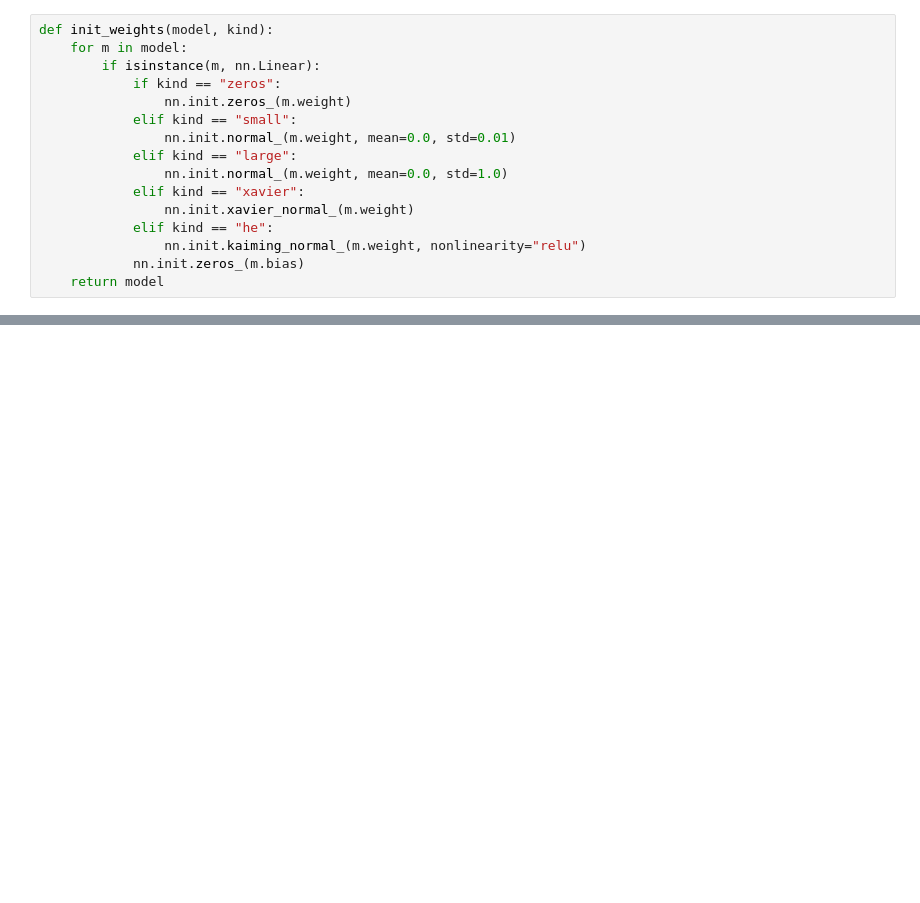
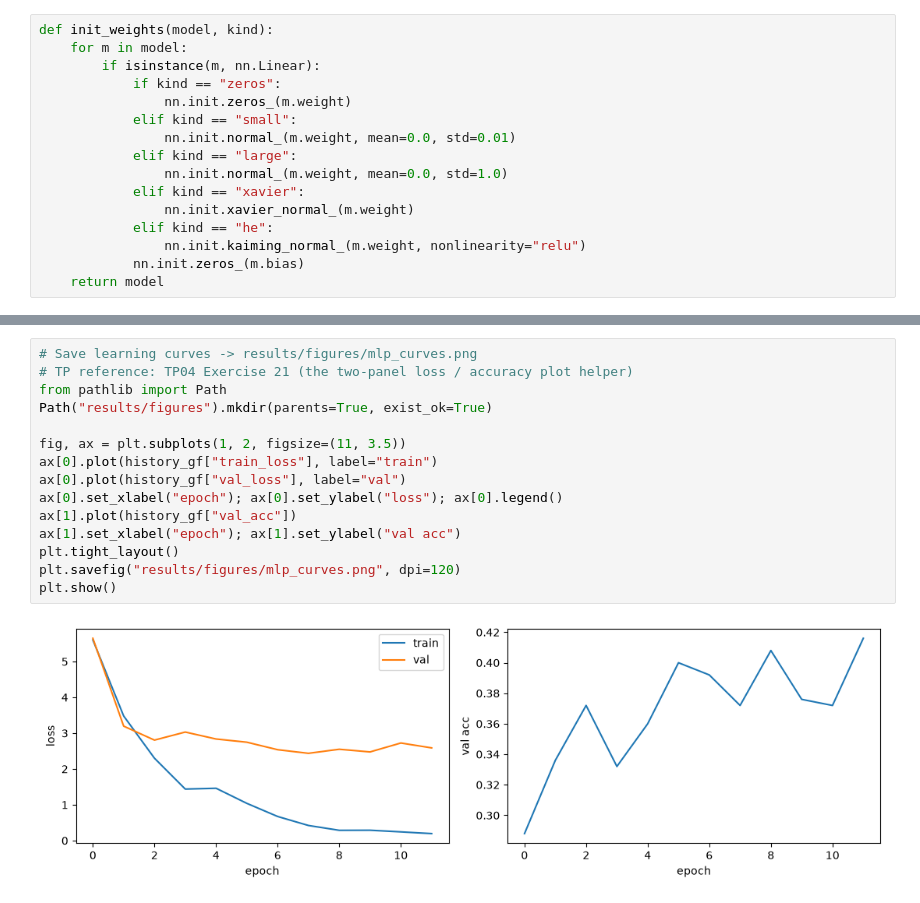
Before and after one commit to raniamehria/museum-guide, a Jupyter notebook: notebook/mlp.ipynb, the cells around one changed output, grey strips where cells are left out. Saved outputs shown, nothing was run; the diff lists cells and outputs as text; blank space fills up the shorter version.

Commit message:
mlp.ipynb: replace Going further cell with fit_with_best (B1), add artefact saves (B2-B4); gitignore results/ and checkpoints/

```diff
--- a/notebook/mlp.ipynb
+++ b/notebook/mlp.ipynb
@@ -211,0 +229,17 @@ test accuracy: 0.424 (Part A network: 0.288, baseline: 0.372)
+# %%
+# Save learning curves -> results/figures/mlp_curves.png
+# TP reference: TP04 Exercise 21 (the two-panel loss / accuracy plot helper)
+from pathlib import Path
+Path("results/figures").mkdir(parents=True, exist_ok=True)
+
+fig, ax = plt.subplots(1, 2, figsize=(11, 3.5))
+ax[0].plot(history_gf["train_loss"], label="train")
+ax[0].plot(history_gf["val_loss"], label="val")
+ax[0].set_xlabel("epoch"); ax[0].set_ylabel("loss"); ax[0].legend()
+ax[1].plot(history_gf["val_acc"])
+ax[1].set_xlabel("epoch"); ax[1].set_ylabel("val acc")
+plt.tight_layout()
+plt.savefig("results/figures/mlp_curves.png", dpi=120)
+plt.show()
+# %% [output]
+[figure, added]
```
Also changed, not shown: parts of 10 cells of this notebook, 1 other file.
